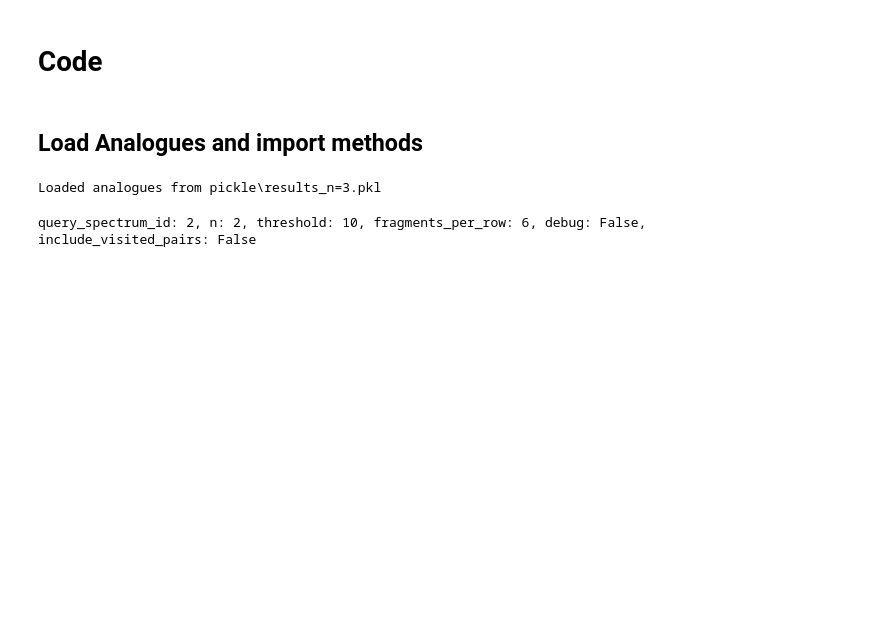
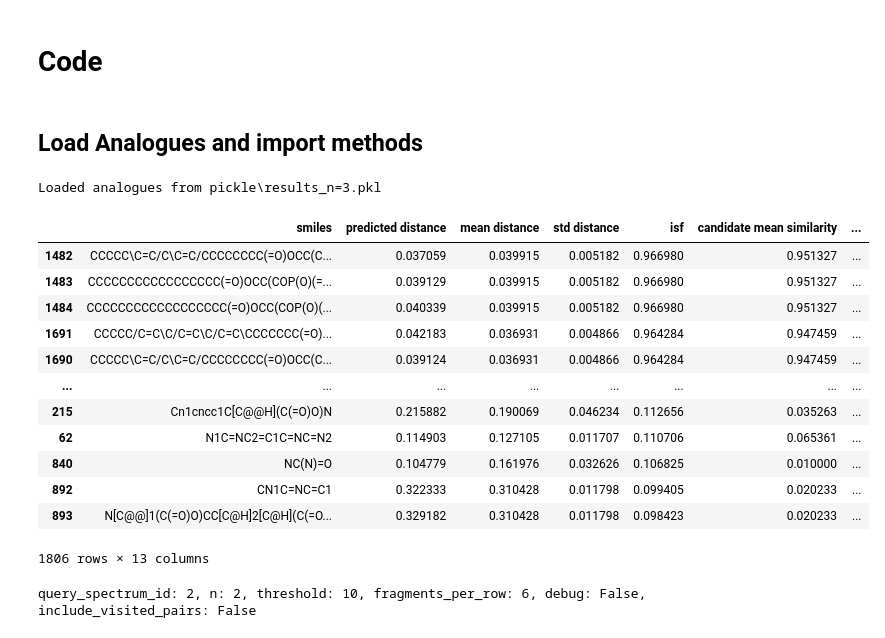
Before and after one commit to Knerten0815/master-thesis-code, a Jupyter notebook: ChemspaceExplorerExplorer.ipynb, the cells around one changed output. Cells and saved outputs as stored; diff of their text form; code cells hidden in the pictures; blank space fills up the shorter version.

```diff
--- a/ChemspaceExplorerExplorer.ipynb
+++ b/ChemspaceExplorerExplorer.ipynb
@@ -40,9 +40,25 @@ def analogue_search(n: int = 2):
 # %% [markdown]
 ## Load Analogues and import methods
 # %%
+import pandas as pd
+
 analogues = analogue_search(n=3)
+analogues
 # %% [output]
 Loaded analogues from pickle\results_n=3.pkl
+|  | smiles | predicted distance | mean distance | std distance | isf | candidate mean similarity | ... |
+| 1482 | CCCCC\C=C/C\C=C/CCCCCCCC(=O)OCC(C... | 0.037059 | 0.039915 | 0.005182 | 0.966980 | 0.951327 | ... |
+| 1483 | CCCCCCCCCCCCCCCCC(=O)OCC(COP(O)(=... | 0.039129 | 0.039915 | 0.005182 | 0.966980 | 0.951327 | ... |
+| 1484 | CCCCCCCCCCCCCCCCCC(=O)OCC(COP(O)(... | 0.040339 | 0.039915 | 0.005182 | 0.966980 | 0.951327 | ... |
+| 1691 | CCCCC/C=C\C/C=C\C/C=C\CCCCCCC(=O)... | 0.042183 | 0.036931 | 0.004866 | 0.964284 | 0.947459 | ... |
+| 1690 | CCCCC\C=C/C\C=C/CCCCCCCC(=O)OCC(C... | 0.039124 | 0.036931 | 0.004866 | 0.964284 | 0.947459 | ... |
+| ... | ... | ... | ... | ... | ... | ... | ... |
+| 215 | Cn1cncc1C[C@@H](C(=O)O)N | 0.215882 | 0.190069 | 0.046234 | 0.112656 | 0.035263 | ... |
+| 62 | N1C=NC2=C1C=NC=N2 | 0.114903 | 0.127105 | 0.011707 | 0.110706 | 0.065361 | ... |
+| 840 | NC(N)=O | 0.104779 | 0.161976 | 0.032626 | 0.106825 | 0.010000 | ... |
+| 892 | CN1C=NC=C1 | 0.322333 | 0.310428 | 0.011798 | 0.099405 | 0.020233 | ... |
+| 893 | N[C@@]1(C(=O)O)CC[C@H]2[C@H](C(=O... | 0.329182 | 0.310428 | 0.011798 | 0.098423 | 0.020233 | ... |
+1806 rows × 13 columns
 # %%
 import importlib
 import fragment_extractor
```
Also changed, not shown: parts of 9 cells of this notebook.
